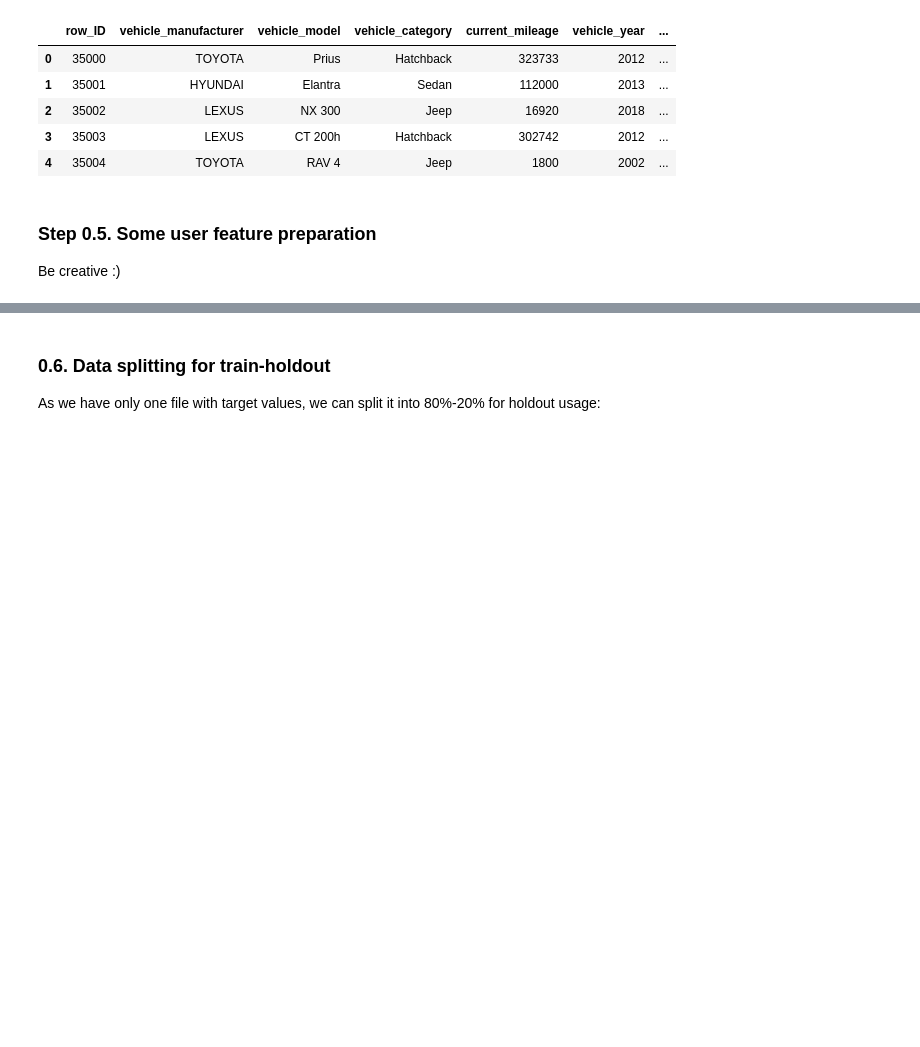
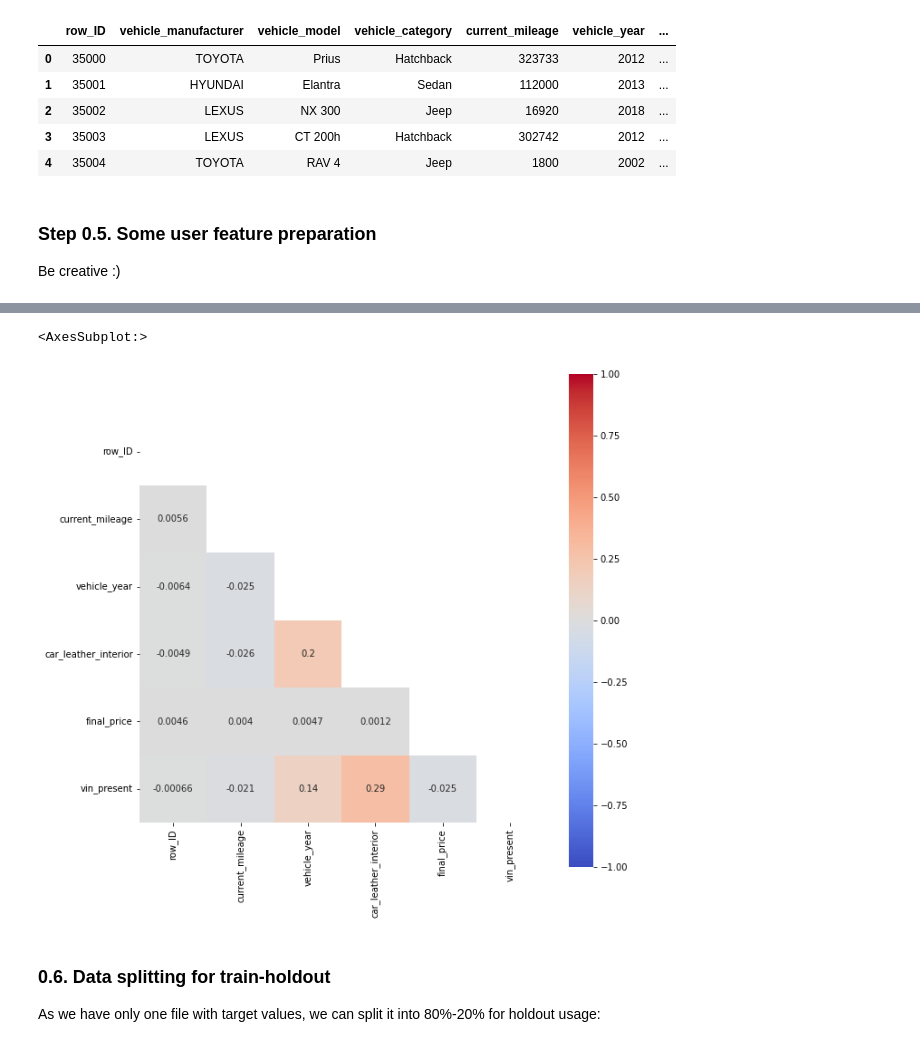
Before and after one commit to alexplak/sf-data-science, a Jupyter notebook: KAGGLE-0/ipynb/kaggle-0-p2p-03.ipynb, the cells around one changed output, grey strips where cells are left out. Cells and saved outputs as stored; diff of their text form; code cells hidden in the pictures; blank space fills up the shorter version.

```diff
--- a/KAGGLE-0/ipynb/kaggle-0-p2p-03.ipynb
+++ b/KAGGLE-0/ipynb/kaggle-0-p2p-03.ipynb
@@ -238,3 +467,15 @@ print(train_data.loc[2, 'car_vin'])
+# %%
+import seaborn as sns
+from matplotlib import pyplot as plt
+
+corr_matrix = train_data.corr()
+corr_form = np.triu(corr_matrix)
+
+fig = plt.figure(figsize=(10, 10))
+sns.heatmap(corr_matrix, annot=True, mask=np.triu(corr_matrix), vmin=-1, vmax=1, center= 0, cmap= 'coolwarm', square=True)
+# %% [output]
+<AxesSubplot:>
+[figure, added]
 # %% [markdown]
 ### 0.6. Data splitting for train-holdout
 As we have only one file with target values, we can split it into 80%-20% for holdout usage:
```
Also changed, not shown: parts of 12 cells of this notebook, 2 other files.
